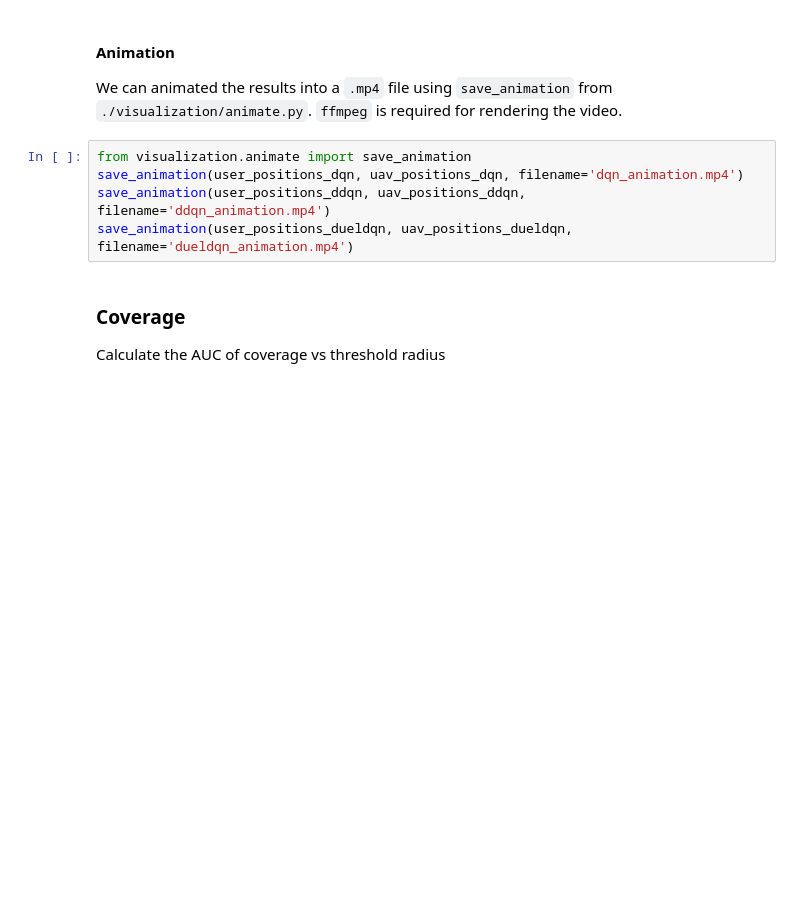
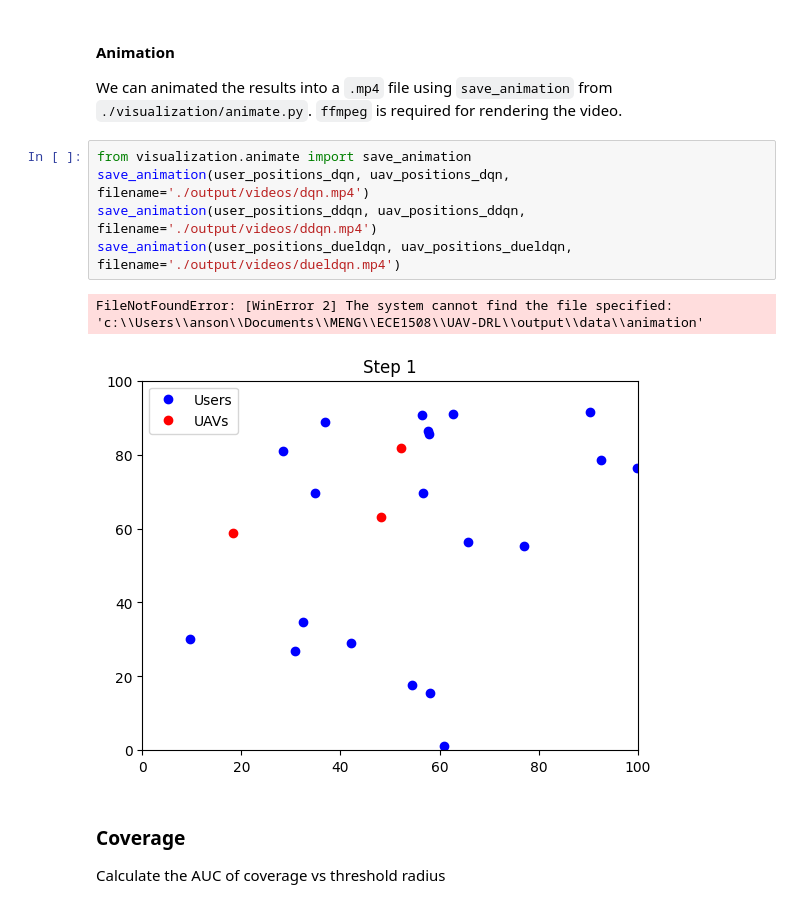
Before and after one commit to alau88/UAV-DRL, a Jupyter notebook: figures.ipynb, the cells around one changed output. Drawn from its saved outputs; the diff is of its cells as text; blank space fills up the shorter version.

Commit message:
added videos

```diff
--- a/figures.ipynb
+++ b/figures.ipynb
@@ -308,9 +308,12 @@ Average Reward over 1 episodes: -727183.0278328076
 We can animated the results into a `.mp4` file using `save_animation` from `./visualization/animate.py`. `ffmpeg` is required for rendering the video.
 # %%
 from visualization.animate import save_animation
-save_animation(user_positions_dqn, uav_positions_dqn, filename='dqn_animation.mp4')
-save_animation(user_positions_ddqn, uav_positions_ddqn, filename='ddqn_animation.mp4')
-save_animation(user_positions_dueldqn, uav_positions_dueldqn, filename='dueldqn_animation.mp4')
+save_animation(user_positions_dqn, uav_positions_dqn, filename='./output/videos/dqn.mp4')
+save_animation(user_positions_ddqn, uav_positions_ddqn, filename='./output/videos/ddqn.mp4')
+save_animation(user_positions_dueldqn, uav_positions_dueldqn, filename='./output/videos/dueldqn.mp4')
+# %% [output]
+FileNotFoundError: [WinError 2] The system cannot find the file specified: 'c:\\Users\\anson\\Documents\\MENG\\ECE1508\\UAV-DRL\\output\\data\\animation'
+[figure, added]
 # %% [markdown]
 ### Coverage
 
```
Also changed, not shown: 7 other files.
